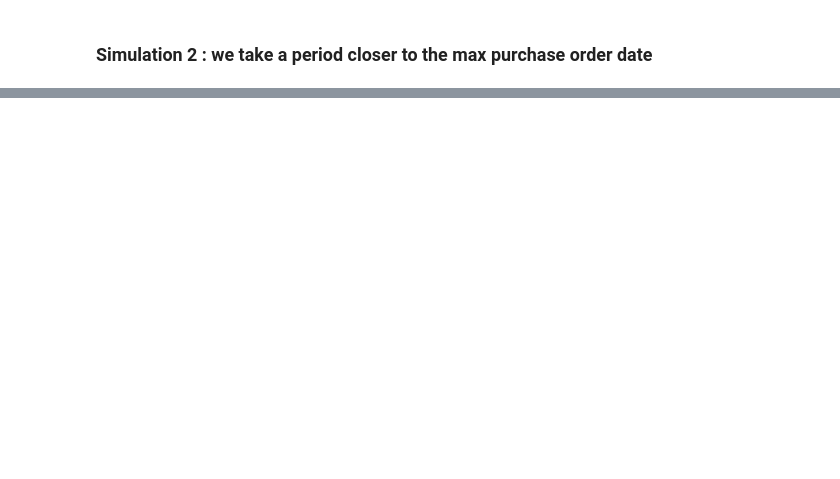
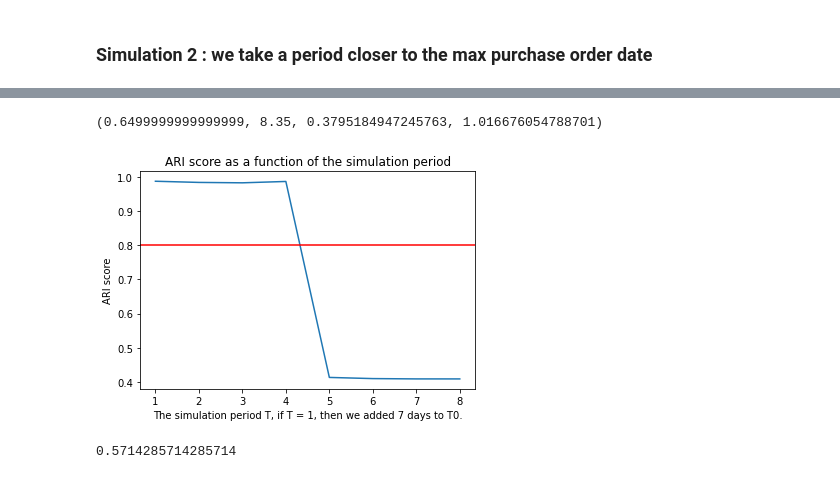
Before and after one commit to oumeima-elgharbi/P5_Data_Science_OpenClassrooms, a Jupyter notebook: P5_03_simulation.ipynb, the cells around one changed output, grey strips where cells are left out. Saved outputs shown, nothing was run; the diff lists cells and outputs as text; code cells hidden in the pictures; blank space fills up the shorter version.

```diff
--- a/P5_03_simulation.ipynb
+++ b/P5_03_simulation.ipynb
@@ -421,0 +375,8 @@ n_days = 7
+# %%
+X_T0_exp_2 = pd.read_csv(experiment_2_path + "rfm_T0.csv").drop("customer_unique_id", axis=1).copy()
+
+scaler = StandardScaler().fit(X_T0_exp_2[X_T0_exp_2.columns])
+
+X_std_T0_exp_2 = X_T0_exp_2.copy()
+X_std_T0_exp_2[X_std_T0_exp_2.columns] = scaler.transform(X_std_T0_exp_2[X_std_T0_exp_2.columns])
+print(X_std_T0_exp_2.shape)
@@ -421,0 +385,3 @@ n_days = 7
+# %%
+kmeans_cls_T0_exp_2 = KMeans(n_clusters=5, verbose=0, random_state=0)
+kmeans_cls_T0_exp_2.fit(X_std_T0_exp_2)
@@ -421,0 +390,3 @@ n_days = 7
+# %%
+simulation_results_exp_2 = pd.DataFrame({})
+simulation_results_exp_2 = run_simulation(nb_periods=8, kmeans_cls_T0=kmeans_cls_T0_exp_2, results=simulation_results_exp_2, experiment_nb=2)
@@ -421,0 +446,16 @@ n_days = 7
+# %%
+sns.lineplot(data=simulation_results_exp_2, x="T", y="ARI")
+# specifying horizontal line type
+plt.axhline(y=0.8, color='r', linestyle='-')
+
+plt.xlabel('The simulation period T, if T = 1, then we added {} days to T0.'.format(7))
+plt.ylabel('ARI score')
+plt.title('ARI score as a function of the simulation period')
+plt.axis('tight')
+# %% [output]
+(0.6499999999999999, 8.35, 0.3795184947245763, 1.016676054788701)
+[figure, added]
+# %%
+adjusted_rand_score([0, 0, 1, 2], [0, 0, 1, 1])
+# %% [output]
+0.5714285714285714
```
Also changed, not shown: parts of 20 cells of this notebook, 3 other files.
